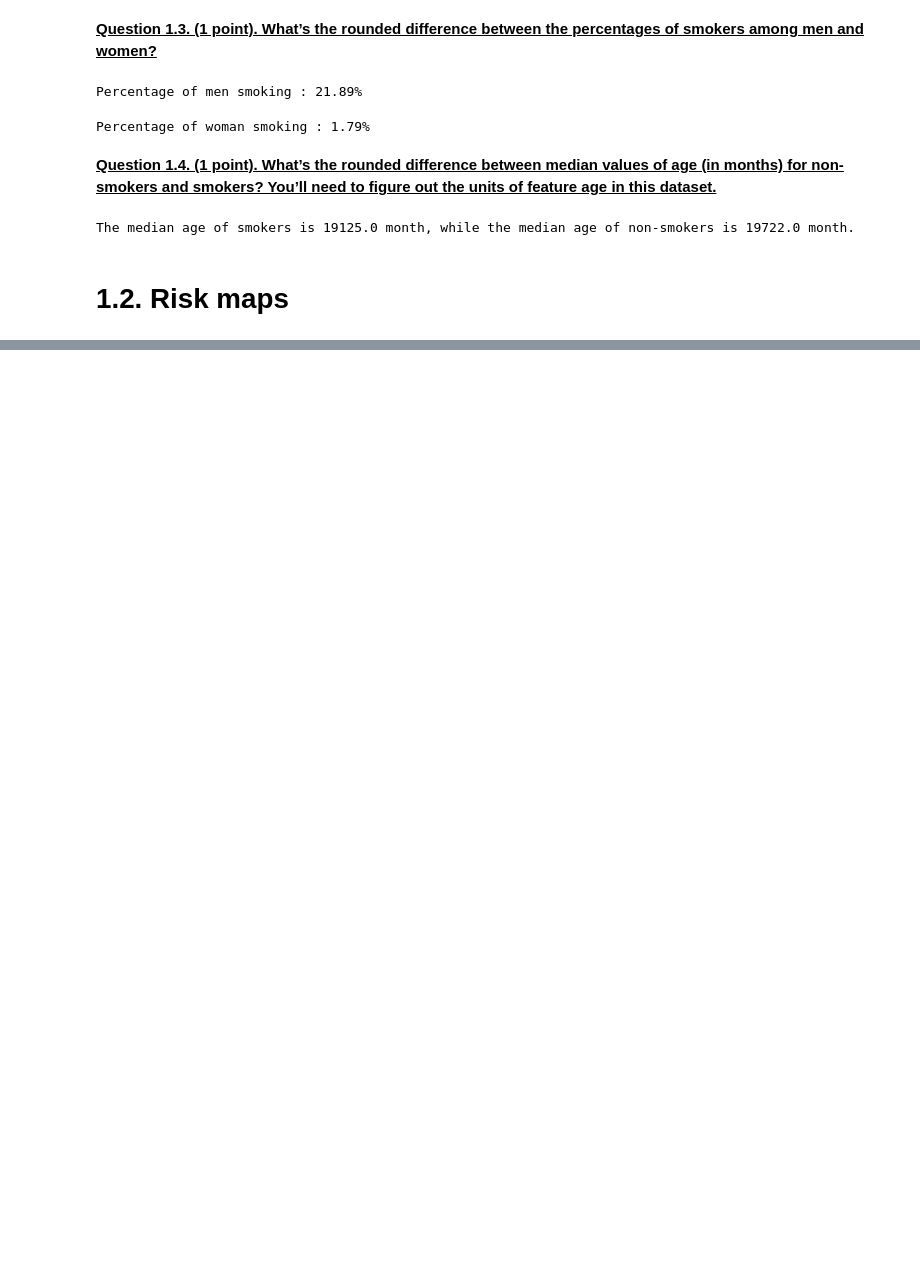
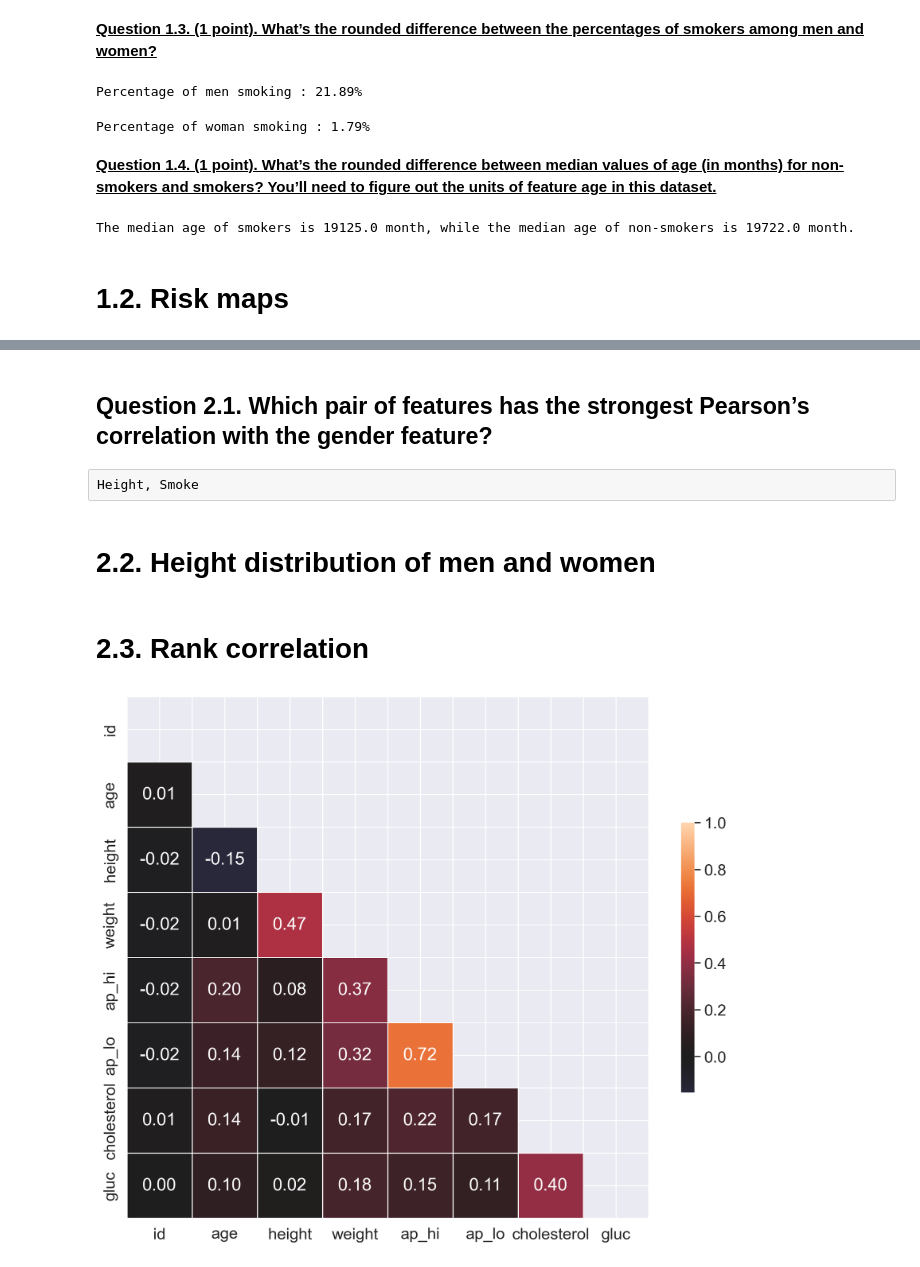
Before and after one commit to Mnr04/Ml_course, a Jupyter notebook: Assignement_02.ipynb, the cells around one changed output, grey strips where cells are left out. Cells and saved outputs as stored; diff of their text form; code cells hidden in the pictures; blank space fills up the shorter version.

```diff
--- a/Assignement_02.ipynb
+++ b/Assignement_02.ipynb
@@ -250,0 +353,6 @@ risk_ratio
+# %% [markdown]
+## Question 2.1. Which pair of features has the strongest Pearson’s correlation with the gender feature?
+# %% [raw]
+Height, Smoke
+# %% [markdown]
+# 2.2. Height distribution of men and women
@@ -250,0 +362,30 @@ risk_ratio
+# %% [markdown]
+# 2.3. Rank correlation
+# %%
+# Calculate the correlation matrix
+corr = patient_filters[
+    ["id", "age", "height", "weight", "ap_hi", "ap_lo", "cholesterol", "gluc"]
+].corr(method="spearman")
+
+# Create a mask to hide the upper triangle of the correlation matrix (which is symmetric)
+mask = np.zeros_like(corr, dtype=np.bool_)
+mask[np.triu_indices_from(mask)] = True
+
+f, ax = plt.subplots(figsize=(12, 10))
+
+# Plot the heatmap using the mask and correct aspect ratio
+sns.heatmap(
+    corr,
+    mask=mask,
+    vmax=1,
+    center=0,
+    annot=True,
+    fmt=".2f",
+    square=True,
+    linewidths=0.5,
+    cbar_kws={"shrink": 0.5},
+);
+
+plt.show()
+# %% [output]
+[figure, added]
```
Also changed, not shown: parts of 34 cells of this notebook.
